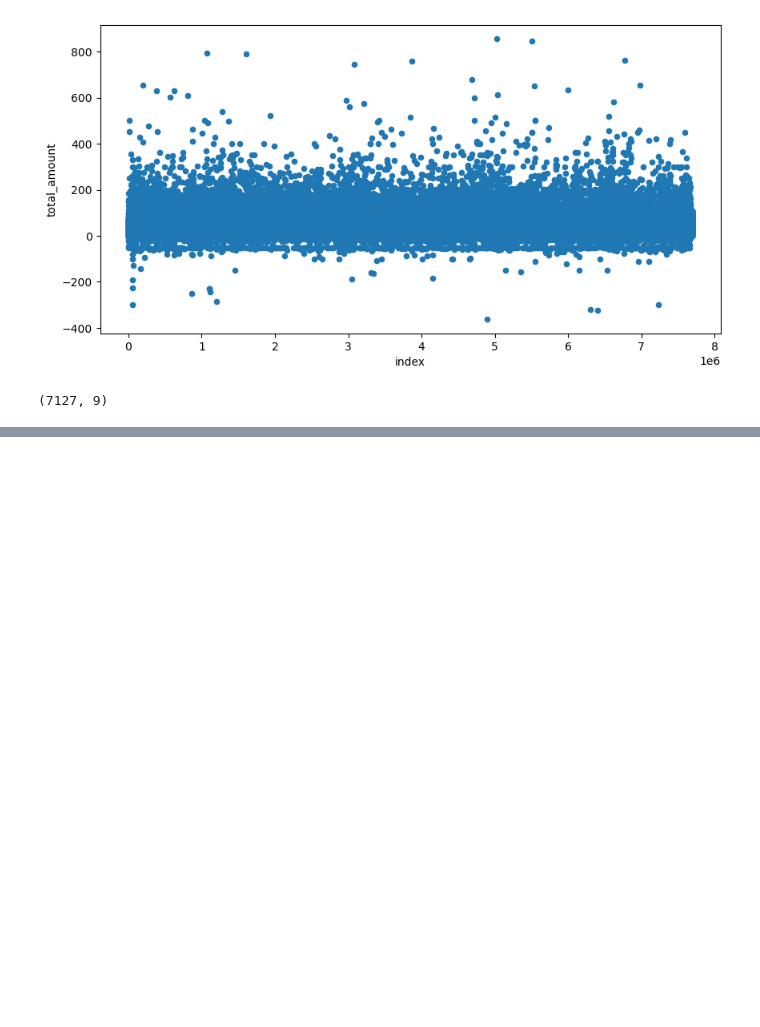
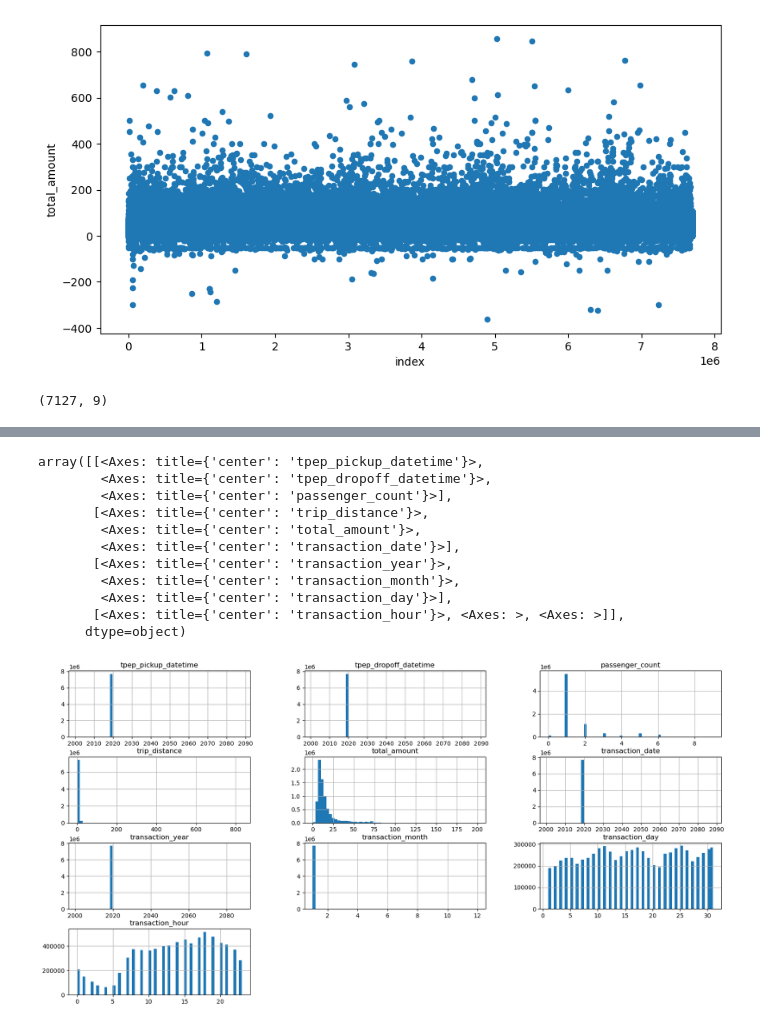
Before and after one commit to Nishant-Devi/Taxi-Analysis, a Jupyter notebook: Presentable notebook.ipynb, the cells around one changed output, grey strips where cells are left out. Drawn from its saved outputs; the diff is of its cells as text; code cells hidden in the pictures; blank space fills up the shorter version.

Commit message:
Data Cleaning and preparation done

```diff
--- a/Presentable notebook.ipynb
+++ b/Presentable notebook.ipynb
@@ -193,0 +265,6 @@ we can agree to cut from $200 dollar
+# %%
+# Calculate the mean of passenger_count
+mean_passenger_count = taxi_data_filtered['passenger_count'].mean()
+
+# Fill NaN values with the mean
+taxi_data_filtered['passenger_count'].fillna(mean_passenger_count,inplace=True)
@@ -193,0 +297,2 @@ we can agree to cut from $200 dollar
+# %%
+taxi_data_prepared = taxi_data_filtered.copy()
@@ -193,0 +319,5 @@ we can agree to cut from $200 dollar
+# %%
+taxi_data_prepared['RatecodeID'] = taxi_data_prepared['RatecodeID'].astype(str)
+taxi_data_prepared['PULocationID'] = taxi_data_prepared['PULocationID'].astype(str)
+taxi_data_prepared['DOLocationID'] = taxi_data_prepared['DOLocationID'].astype(str)
+taxi_data_prepared['payment_type'] = taxi_data_prepared['payment_type'].astype(str)
@@ -193,0 +348,7 @@ we can agree to cut from $200 dollar
+# %%
+taxi_data_prepared['transaction_date'] = pd.to_datetime(taxi_data_prepared['tpep_pickup_datetime'].dt.date)
+
+taxi_data_prepared['transaction_year'] = taxi_data_prepared['tpep_pickup_datetime'].dt.year
+taxi_data_prepared['transaction_month'] = taxi_data_prepared['tpep_pickup_datetime'].dt.month
+taxi_data_prepared['transaction_day'] = taxi_data_prepared['tpep_pickup_datetime'].dt.day
+taxi_data_prepared['transaction_hour'] = taxi_data_prepared['tpep_pickup_datetime'].dt.hour
@@ -193,0 +364,15 @@ we can agree to cut from $200 dollar
+# %%
+taxi_data_prepared.hist(figsize=(20,10), bins=60)
+# %% [output]
+array([[<Axes: title={'center': 'tpep_pickup_datetime'}>,
+        <Axes: title={'center': 'tpep_dropoff_datetime'}>,
+        <Axes: title={'center': 'passenger_count'}>],
+       [<Axes: title={'center': 'trip_distance'}>,
+        <Axes: title={'center': 'total_amount'}>,
+        <Axes: title={'center': 'transaction_date'}>],
+       [<Axes: title={'center': 'transaction_year'}>,
+        <Axes: title={'center': 'transaction_month'}>,
+        <Axes: title={'center': 'transaction_day'}>],
+       [<Axes: title={'center': 'transaction_hour'}>, <Axes: >, <Axes: >]],
+      dtype=object)
+[figure, added]
```
Also changed, not shown: parts of 55 cells of this notebook.
